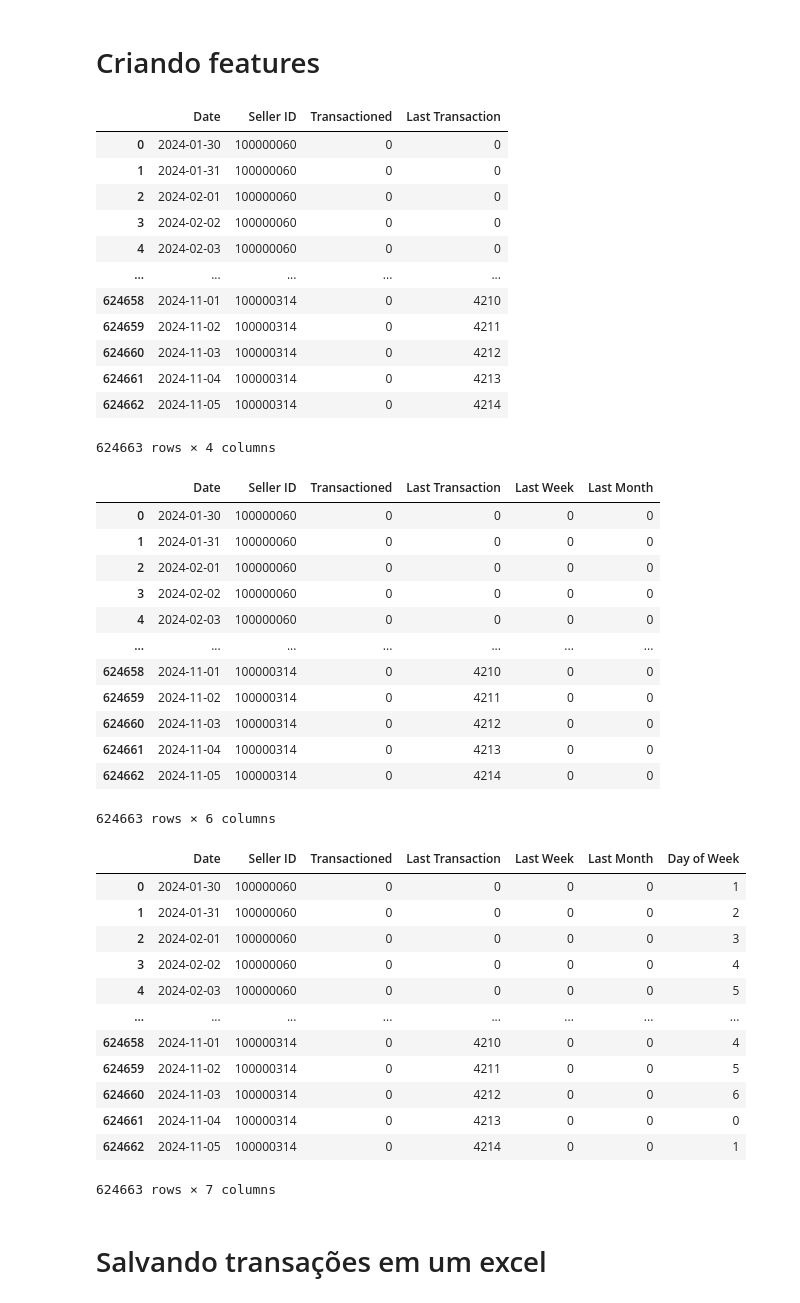
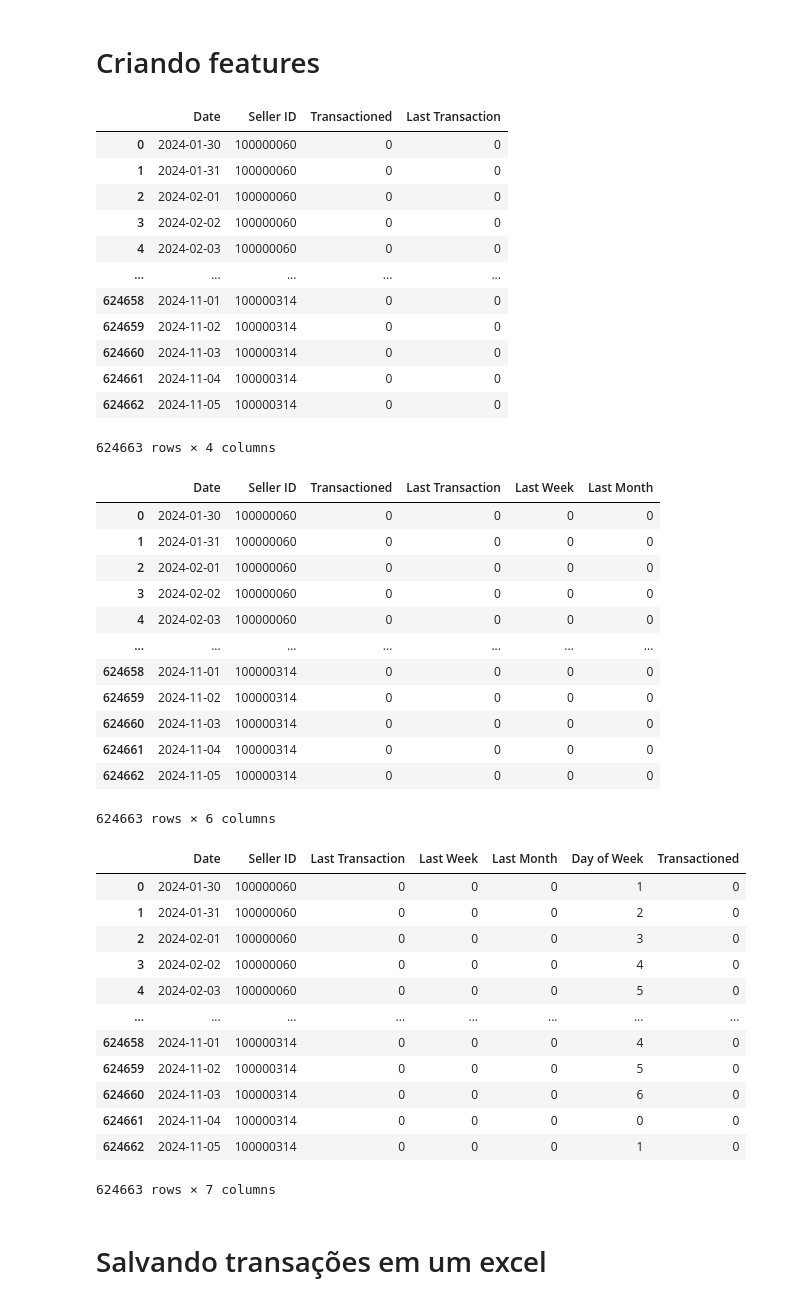
Before and after one commit to Miguelmdcc/Desafio_IA, a Jupyter notebook: Code/transacoes.ipynb, the cells around one changed output. Drawn from its saved outputs; the diff is of its cells as text; code cells hidden in the pictures.

```diff
--- a/Code/transacoes.ipynb
+++ b/Code/transacoes.ipynb
@@ -152,19 +152,22 @@ transacoes_sellerid
 # %% [markdown]
 # Criando features
 # %%
-cont = -1
-dias_desde_ultimo_1 = []
+dias = []
 
-for transaction in transacoes_sellerid['Transactioned']:
-    if transaction == 1:
-        cont = 0
-    elif cont >= 0:
-        cont += 1
-    dias_desde_ultimo_1.append(cont)
+for seller_id in transacoes_sellerid['Seller ID'].unique():
+    seller_data = transacoes_sellerid[transacoes_sellerid['Seller ID'] == seller_id]
+    cont = -1
+    dias_seller = []
+    for transaction in seller_data['Transactioned']:
+        if transaction == 1:
+            cont = 0
+        elif cont >= 0:
+            cont += 1
+        dias_seller.append(cont)
+    dias.extend(dias_seller)
 
-transacoes_sellerid['Last Transaction'] = dias_desde_ultimo_1
-transacoes_sellerid['Last Transaction'] = transacoes_sellerid['Last Transaction'].replace(-1,0)
-
+transacoes_sellerid['Last Transaction'] = dias
+transacoes_sellerid['Last Transaction'] = transacoes_sellerid['Last Transaction'].replace(-1, 0)
 transacoes_sellerid
 # %% [output]
 |  | Date | Seller ID | Transactioned | Last Transaction |
@@ -174,11 +177,11 @@ transacoes_sellerid
 | 3 | 2024-02-02 | 100000060 | 0 | 0 |
 | 4 | 2024-02-03 | 100000060 | 0 | 0 |
 | ... | ... | ... | ... | ... |
-| 624658 | 2024-11-01 | 100000314 | 0 | 4210 |
-| 624659 | 2024-11-02 | 100000314 | 0 | 4211 |
-| 624660 | 2024-11-03 | 100000314 | 0 | 4212 |
-| 624661 | 2024-11-04 | 100000314 | 0 | 4213 |
-| 624662 | 2024-11-05 | 100000314 | 0 | 4214 |
+| 624658 | 2024-11-01 | 100000314 | 0 | 0 |
+| 624659 | 2024-11-02 | 100000314 | 0 | 0 |
+| 624660 | 2024-11-03 | 100000314 | 0 | 0 |
+| 624661 | 2024-11-04 | 100000314 | 0 | 0 |
+| 624662 | 2024-11-05 | 100000314 | 0 | 0 |
 624663 rows × 4 columns
 # %%
 transacoes_sellerid['Last Week'] = (transacoes_sellerid.groupby('Seller ID')['Transactioned']
@@ -198,28 +201,29 @@ transacoes_sellerid
 | 3 | 2024-02-02 | 100000060 | 0 | 0 | 0 | 0 |
 | 4 | 2024-02-03 | 100000060 | 0 | 0 | 0 | 0 |
 | ... | ... | ... | ... | ... | ... | ... |
-| 624658 | 2024-11-01 | 100000314 | 0 | 4210 | 0 | 0 |
-| 624659 | 2024-11-02 | 100000314 | 0 | 4211 | 0 | 0 |
-| 624660 | 2024-11-03 | 100000314 | 0 | 4212 | 0 | 0 |
-| 624661 | 2024-11-04 | 100000314 | 0 | 4213 | 0 | 0 |
-| 624662 | 2024-11-05 | 100000314 | 0 | 4214 | 0 | 0 |
+| 624658 | 2024-11-01 | 100000314 | 0 | 0 | 0 | 0 |
+| 624659 | 2024-11-02 | 100000314 | 0 | 0 | 0 | 0 |
+| 624660 | 2024-11-03 | 100000314 | 0 | 0 | 0 | 0 |
+| 624661 | 2024-11-04 | 100000314 | 0 | 0 | 0 | 0 |
+| 624662 | 2024-11-05 | 100000314 | 0 | 0 | 0 | 0 |
 624663 rows × 6 columns
 # %%
 transacoes_sellerid['Day of Week'] = transacoes_sellerid['Date'].dt.day_of_week
+transacoes_sellerid = transacoes_sellerid[['Date','Seller ID','Last Transaction','Last Week','Last Month','Day of Week','Transactioned']]
 transacoes_sellerid
 # %% [output]
-|  | Date | Seller ID | Transactioned | Last Transaction | Last Week | Last Month | Day of Week |
-| 0 | 2024-01-30 | 100000060 | 0 | 0 | 0 | 0 | 1 |
-| 1 | 2024-01-31 | 100000060 | 0 | 0 | 0 | 0 | 2 |
-| 2 | 2024-02-01 | 100000060 | 0 | 0 | 0 | 0 | 3 |
-| 3 | 2024-02-02 | 100000060 | 0 | 0 | 0 | 0 | 4 |
-| 4 | 2024-02-03 | 100000060 | 0 | 0 | 0 | 0 | 5 |
+|  | Date | Seller ID | Last Transaction | Last Week | Last Month | Day of Week | Transactioned |
+| 0 | 2024-01-30 | 100000060 | 0 | 0 | 0 | 1 | 0 |
+| 1 | 2024-01-31 | 100000060 | 0 | 0 | 0 | 2 | 0 |
+| 2 | 2024-02-01 | 100000060 | 0 | 0 | 0 | 3 | 0 |
+| 3 | 2024-02-02 | 100000060 | 0 | 0 | 0 | 4 | 0 |
+| 4 | 2024-02-03 | 100000060 | 0 | 0 | 0 | 5 | 0 |
 | ... | ... | ... | ... | ... | ... | ... | ... |
-| 624658 | 2024-11-01 | 100000314 | 0 | 4210 | 0 | 0 | 4 |
-| 624659 | 2024-11-02 | 100000314 | 0 | 4211 | 0 | 0 | 5 |
-| 624660 | 2024-11-03 | 100000314 | 0 | 4212 | 0 | 0 | 6 |
-| 624661 | 2024-11-04 | 100000314 | 0 | 4213 | 0 | 0 | 0 |
-| 624662 | 2024-11-05 | 100000314 | 0 | 4214 | 0 | 0 | 1 |
+| 624658 | 2024-11-01 | 100000314 | 0 | 0 | 0 | 4 | 0 |
+| 624659 | 2024-11-02 | 100000314 | 0 | 0 | 0 | 5 | 0 |
+| 624660 | 2024-11-03 | 100000314 | 0 | 0 | 0 | 6 | 0 |
+| 624661 | 2024-11-04 | 100000314 | 0 | 0 | 0 | 0 | 0 |
+| 624662 | 2024-11-05 | 100000314 | 0 | 0 | 0 | 1 | 0 |
 624663 rows × 7 columns
 # %% [markdown]
 # Salvando transações em um excel
```
Also changed, not shown: 2 other files.
